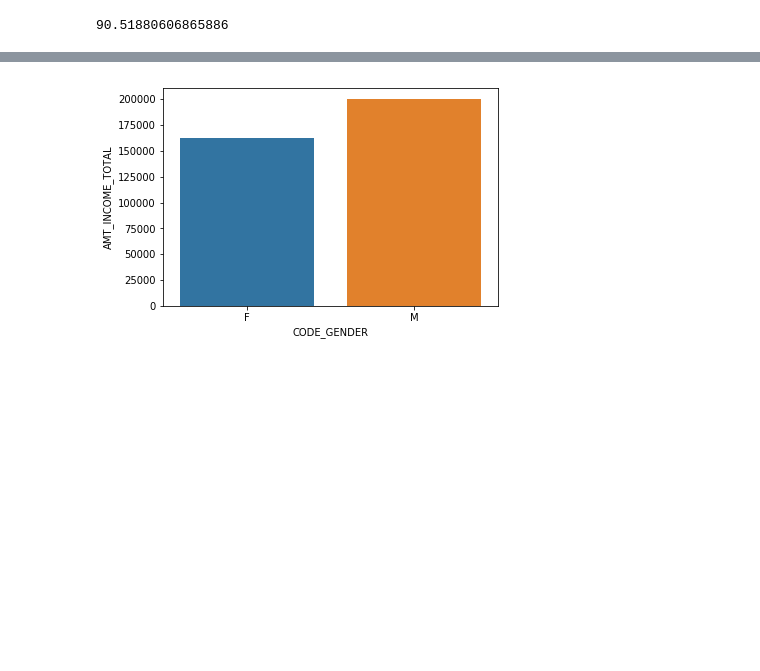
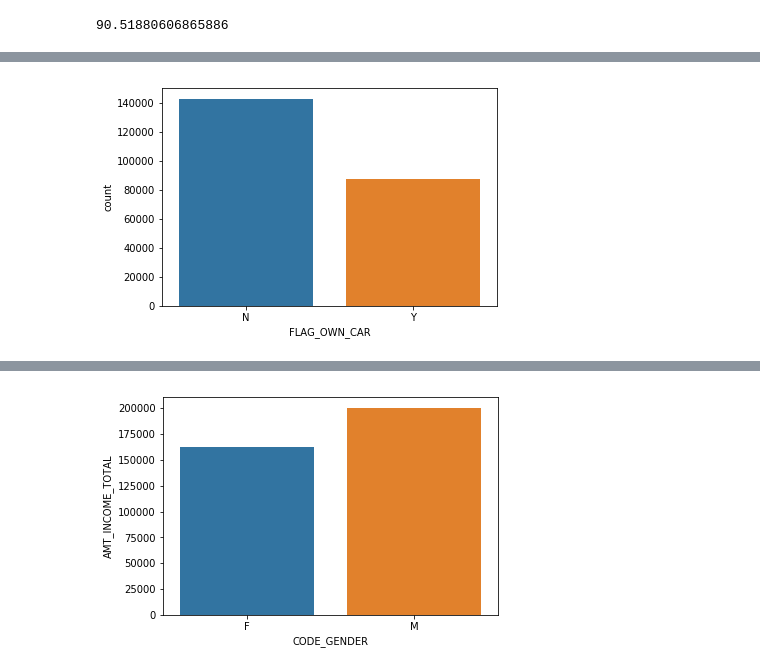
Before and after one commit to Saumya837/EDA_Case_Study_Banking, a Jupyter notebook: Credit EDA Assignment.ipynb, the cells around one changed output, grey strips where cells are left out. Saved outputs shown, nothing was run; the diff lists cells and outputs as text; code cells hidden in the pictures; blank space fills up the shorter version.

```diff
--- a/Credit EDA Assignment.ipynb
+++ b/Credit EDA Assignment.ipynb
@@ -271,0 +299,4 @@ Tg_0
+# %%
+plot_ct('FLAG_OWN_CAR',Tg_0)
+# %% [output]
+[figure, added]
```
Also changed, not shown: parts of 114 cells of this notebook.
